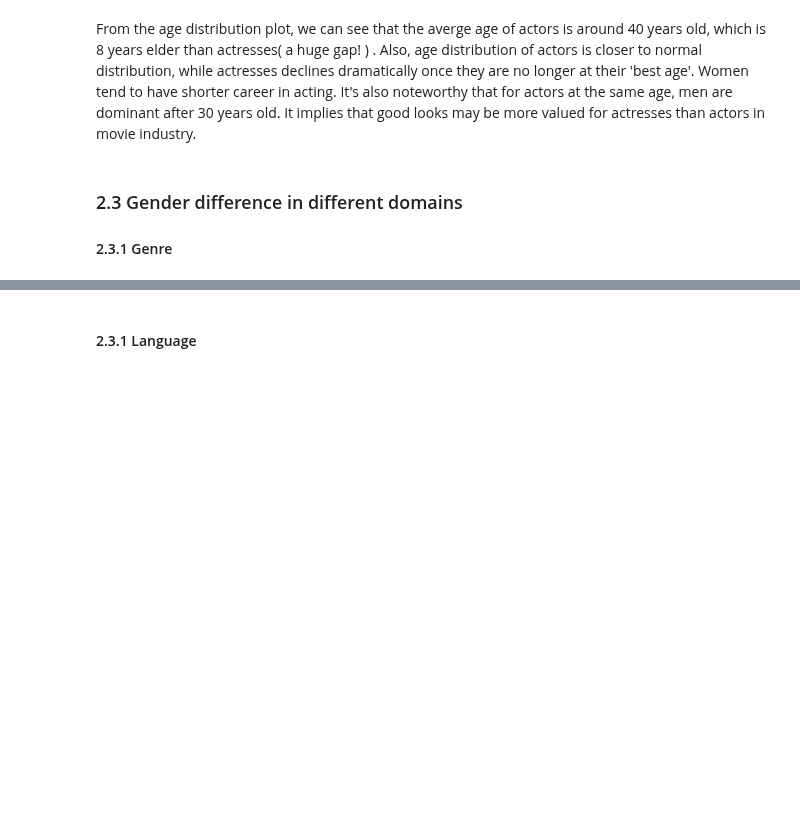
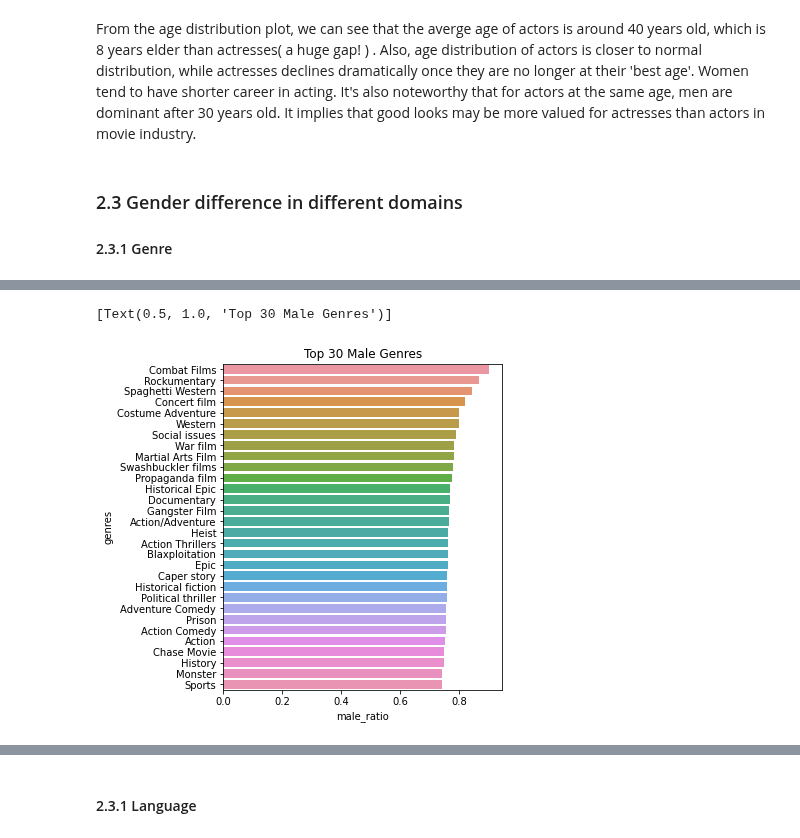
Before and after one commit to epfl-ada/ada-2022-project-yiyisoda, a Jupyter notebook: milestone_2.ipynb, the cells around one changed output, grey strips where cells are left out. Cells and saved outputs as stored; diff of their text form; code cells hidden in the pictures; blank space fills up the shorter version.

```diff
--- a/milestone_2.ipynb
+++ b/milestone_2.ipynb
@@ -485,4 +613,0 @@ top30_genres = movie_genres['genres'].value_counts()[:30].index.tolist()
-# %%
-# consider a genre is general when at least 100 movies in it
-general_genres = genres_ct[genres_ct > 100]
-general_genres = general_genres.index.tolist()
@@ -514,0 +630,33 @@ sns.barplot(data=genre_gender, x="female_ratio", y="genres").set(title='Female c
+# %%
+def genderratio_domain(df, domain, threshold,characters, gender):
+    '''
+
+    Arg:
+        df = movie_genres
+        domain = domain
+        threshold = number of movies has to be higher than threshhold for domain specific value to be counted as general
+        characters = characters df
+        gender = 'F' or 'M'
+    '''
+    if gender == 'F':
+        gender_ratio = "female_ratio"
+    else:
+        gender_ratio = "male_ratio"
+
+    # generate dataframe containing the actors gender and domain-specific value of the movie
+    domain_ct = df[domain].value_counts()
+
+    # consider a domain is general when at least threshold-number of movies in it
+    general_genres = domain_ct[domain_ct > threshold]
+    general_genres = general_genres.index.tolist()
+    character_domain = pd.merge(left = characters, right = df, left_on = 'wiki_movie_id', right_on = 'wiki_movie_id', how = 'inner')
+
+    # Extract genres that has female actress
+    # Sum the number of male / female actor per genre and calculate female ratio
+    gender_genres = character_domain[character_domain[domain].isin(general_genres)][['actor_gender', domain]].groupby(domain).agg('sum')
+    gender_genres[gender_ratio] = gender_genres['actor_gender'].apply(lambda x: get_gender_ratio(x,gender))
+    gender_genres = gender_genres.drop(columns=['actor_gender'])
+    gender_genres = gender_genres.sort_values(by=gender_ratio, ascending=False).iloc[:30]
+
+
+    return gender_genres
@@ -514,0 +671,8 @@ sns.barplot(data=genre_gender, x="female_ratio", y="genres").set(title='Female c
+# %%
+male_genres = genderratio_domain(movie_genres, 'genres', 100, characters, 'M')
+male_genres['genres'] = male_genres.index
+f, ax = plt.subplots(figsize=(5, 6))
+sns.barplot(data=male_genres, x="male_ratio", y="genres").set(title='Top 30 Male Genres')
+# %% [output]
+[Text(0.5, 1.0, 'Top 30 Male Genres')]
+[figure, added]
```
Also changed, not shown: parts of 42 cells of this notebook.
